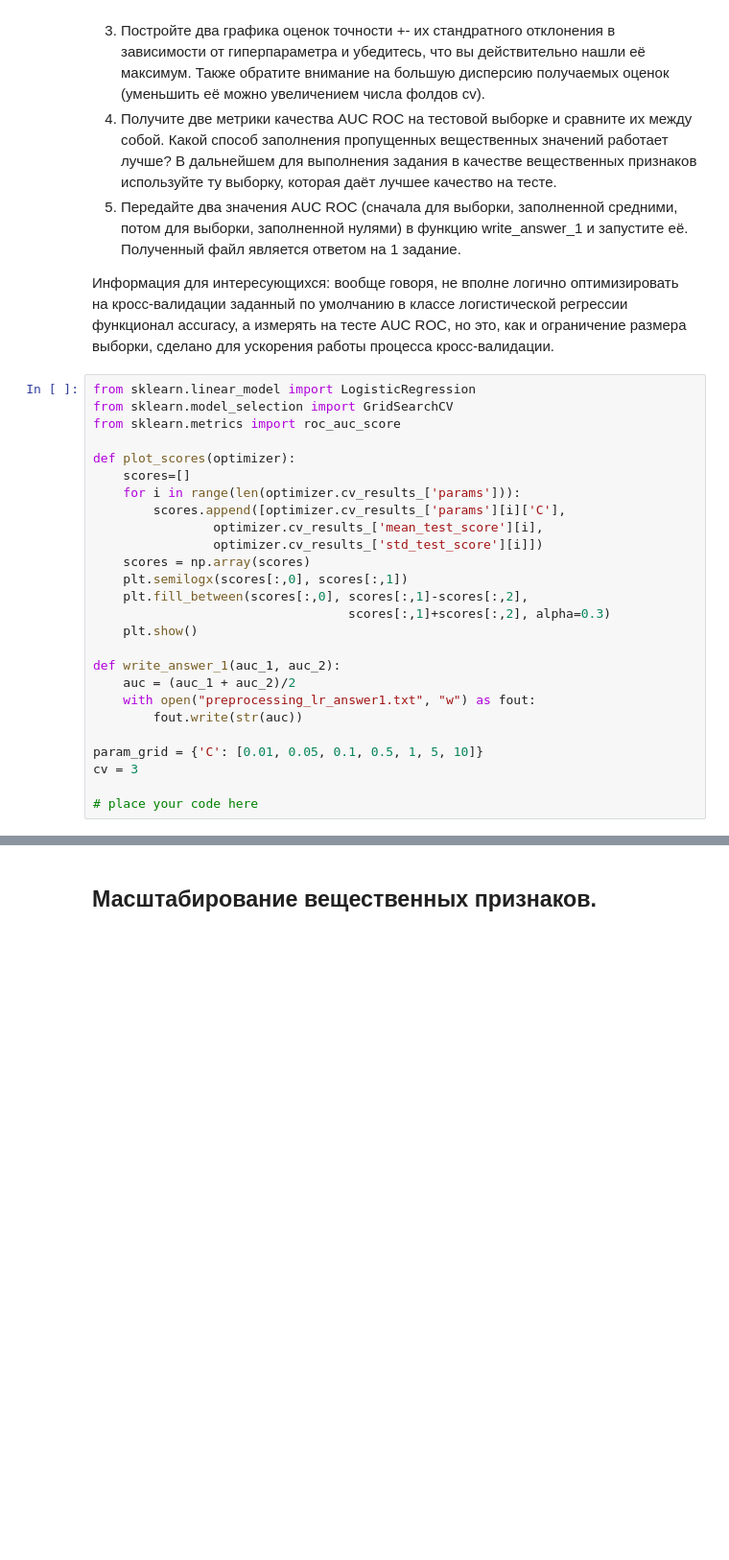
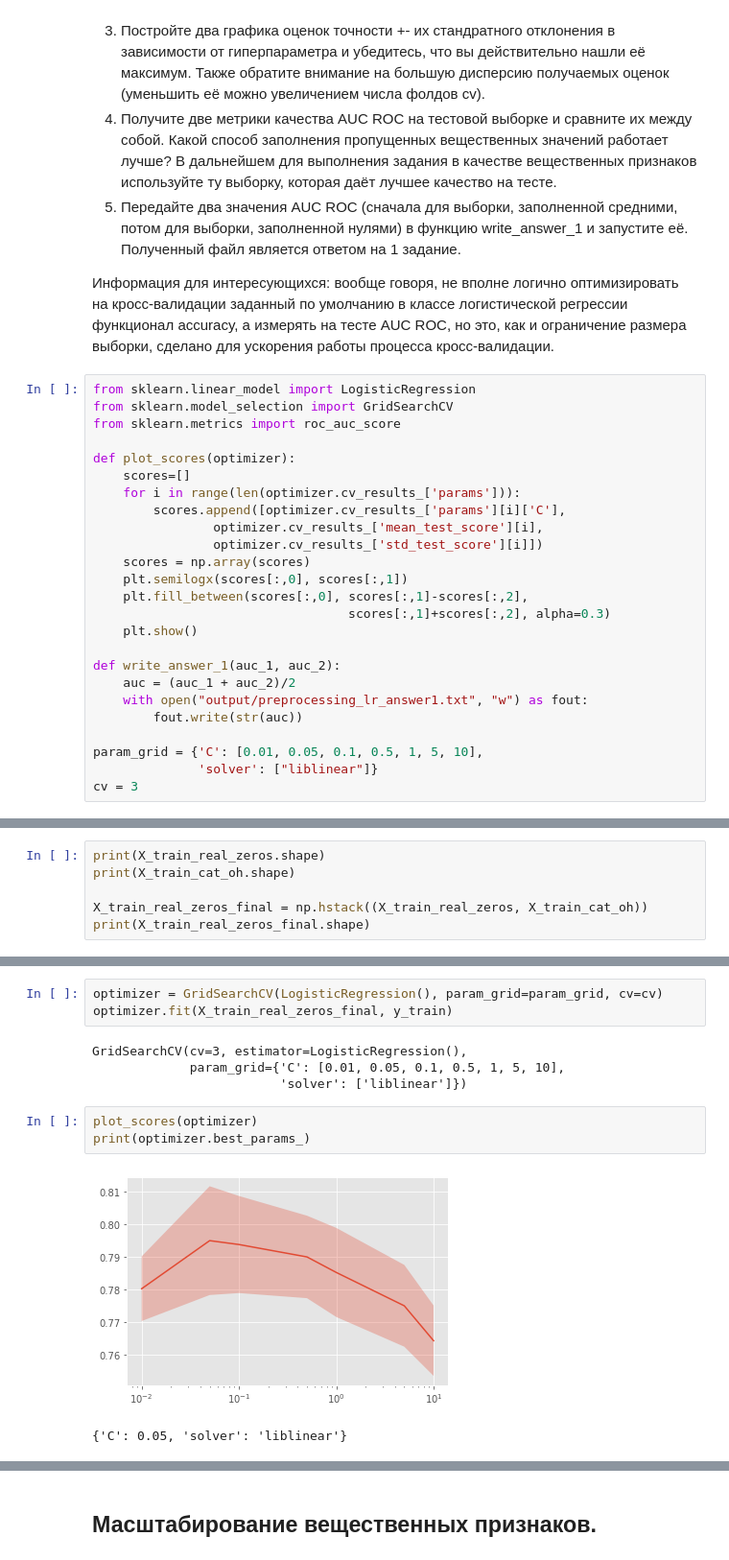
Before and after one commit to SmirnovAlexander/MachineLearningDataAnalysis, a Jupyter notebook: SupervisedLearning/3.DataPreprocessingLogisticRegression/DataPreprocessingLogisticRegression.ipynb, the cells around one changed output, grey strips where cells are left out. Shown: that part at 96% size. Cells and saved outputs as stored; diff of their text form; blank space fills up the shorter version.

Commit message:
added answer on 1st task

```diff
--- a/SupervisedLearning/3.DataPreprocessingLogisticRegression/DataPreprocessingLogisticRegression.ipynb
+++ b/SupervisedLearning/3.DataPreprocessingLogisticRegression/DataPreprocessingLogisticRegression.ipynb
@@ -401,10 +416,9 @@ def plot_scores(optimizer):
 
 def write_answer_1(auc_1, auc_2):
     auc = (auc_1 + auc_2)/2
-    with open("preprocessing_lr_answer1.txt", "w") as fout:
+    with open("output/preprocessing_lr_answer1.txt", "w") as fout:
         fout.write(str(auc))
 
-param_grid = {'C': [0.01, 0.05, 0.1, 0.5, 1, 5, 10]}
+param_grid = {'C': [0.01, 0.05, 0.1, 0.5, 1, 5, 10],
+              'solver': ["liblinear"]}
 cv = 3
-
-# place your code here
@@ -410,0 +427,6 @@ cv = 3
+# %%
+print(X_train_real_zeros.shape)
+print(X_train_cat_oh.shape)
+
+X_train_real_zeros_final = np.hstack((X_train_real_zeros, X_train_cat_oh))
+print(X_train_real_zeros_final.shape)
@@ -410,0 +447,13 @@ cv = 3
+# %%
+optimizer = GridSearchCV(LogisticRegression(), param_grid=param_grid, cv=cv)
+optimizer.fit(X_train_real_zeros_final, y_train)
+# %% [output]
+GridSearchCV(cv=3, estimator=LogisticRegression(),
+             param_grid={'C': [0.01, 0.05, 0.1, 0.5, 1, 5, 10],
+                         'solver': ['liblinear']})
+# %%
+plot_scores(optimizer)
+print(optimizer.best_params_)
+# %% [output]
+[figure, added]
+{'C': 0.05, 'solver': 'liblinear'}
```
Also changed, not shown: parts of 15 cells of this notebook, 1 other file.
